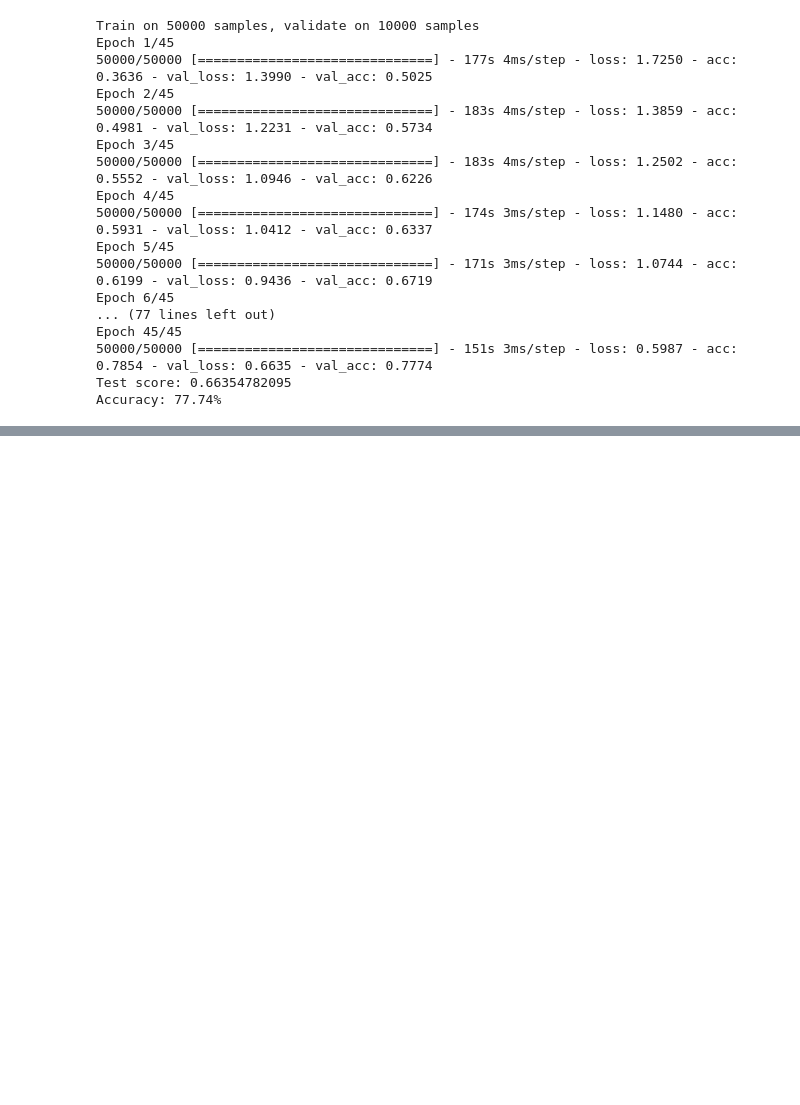
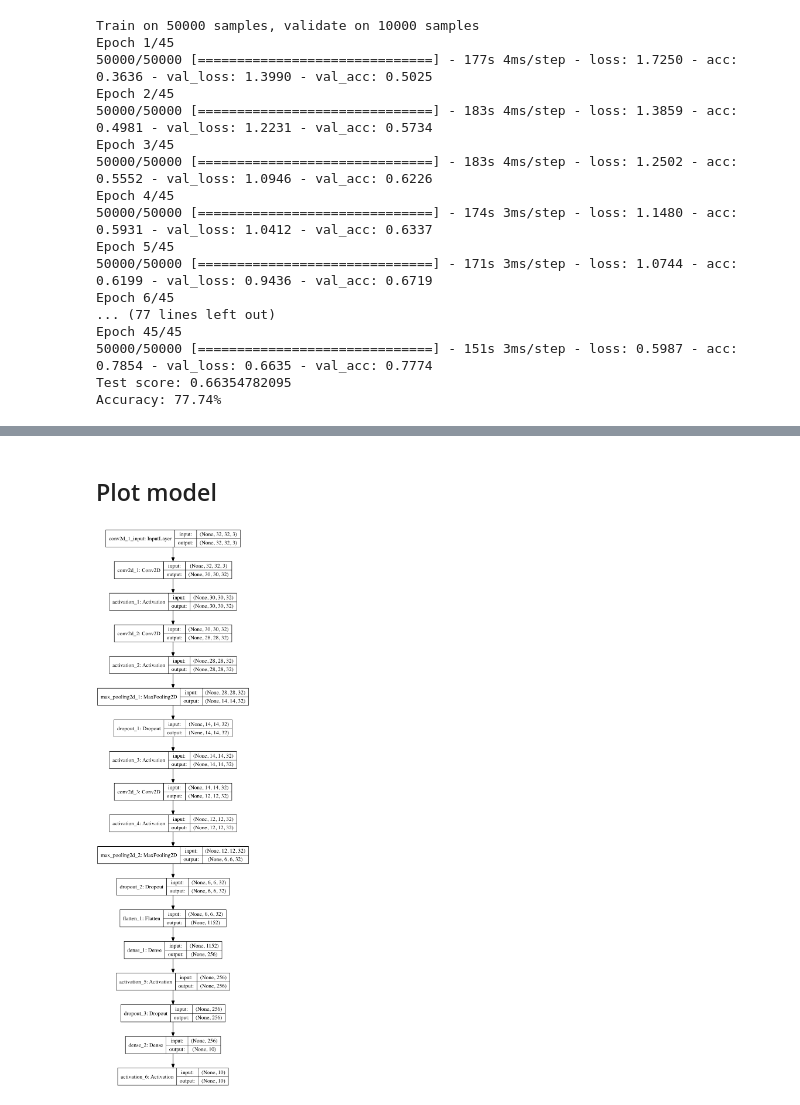
Before and after one commit to AstroPigLatin/learn-ml, a Jupyter notebook: 02. Practices/Hackernoon DCNN.ipynb, the cells around one changed output, grey strips where cells are left out. Saved outputs shown, nothing was run; the diff lists cells and outputs as text; code cells hidden in the pictures; blank space fills up the shorter version.

```diff
--- a/02. Practices/Hackernoon DCNN.ipynb
+++ b/02. Practices/Hackernoon DCNN.ipynb
@@ -139,0 +159,2 @@ SyntaxError: invalid syntax (<ipython-input-18-c91b08a6d72d>, line 1)
+# %% [markdown]
+## Plot model
@@ -139,0 +163,4 @@ SyntaxError: invalid syntax (<ipython-input-18-c91b08a6d72d>, line 1)
+# %%
+Image(filename='model_plot.png')
+# %% [output]
+[figure, added]
```
Also changed, not shown: parts of 6 cells of this notebook, 39 other files.
